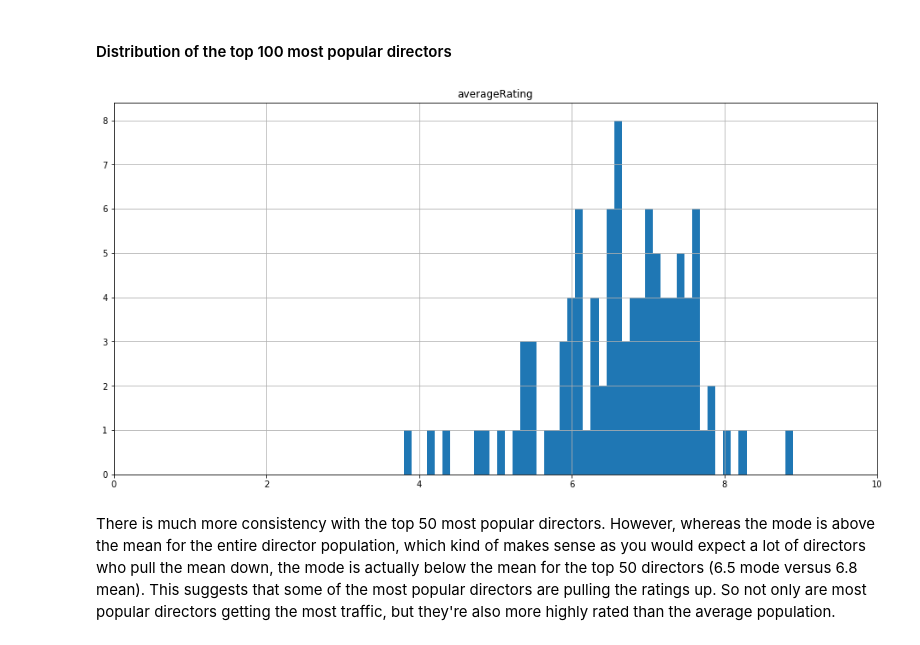
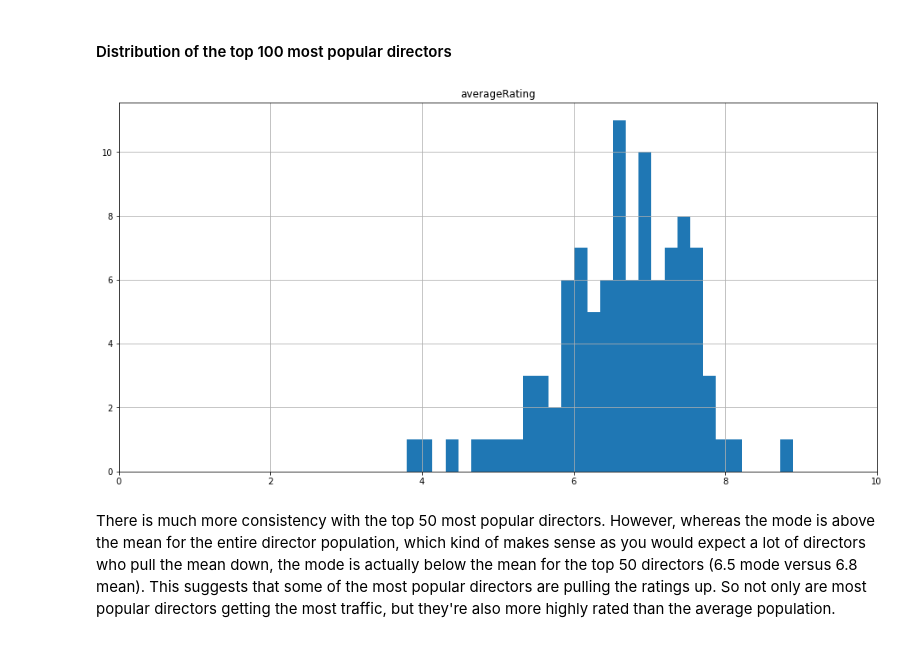
Before and after one commit to kylemcorliss/Thinkful, a Jupyter notebook: Fundamentals_Capstone/Capstone_IMDB_ratings.ipynb, the cells around one changed output. Cells and saved outputs as stored; diff of their text form; code cells hidden in the pictures.

```diff
--- a/Fundamentals_Capstone/Capstone_IMDB_ratings.ipynb
+++ b/Fundamentals_Capstone/Capstone_IMDB_ratings.ipynb
@@ -287,11 +289,11 @@ plt.show()
 #### Distribution of the top 100 most popular directors
 # %%
 #distribution of top 100 directors
-a_top50 = df_dir_ratings_2[:101].hist('averageRating', bins=50, figsize=(16,8))
+a_top50 = df_dir_ratings_2[:101].hist('averageRating', bins=30, figsize=(16,8))
 plt.xlim(xmin=0, xmax=10)
 plt.show()
 # %% [output]
-[figure, old version]
+[figure, new version]
 # %% [markdown]
 There is much more consistency with the top 50 most popular directors. However, whereas the mode is above the mean for the entire director population, which kind of makes sense as you would expect a lot of directors who pull the mean down, the mode is actually below the mean for the top 50 directors (6.5 mode versus 6.8 mean). This suggests that some of the most popular directors are pulling the ratings up. So not only are most popular directors getting the most traffic, but they're also more highly rated than the average population.
 # %% [markdown]
```
Also changed, not shown: parts of 4 cells of this notebook.
